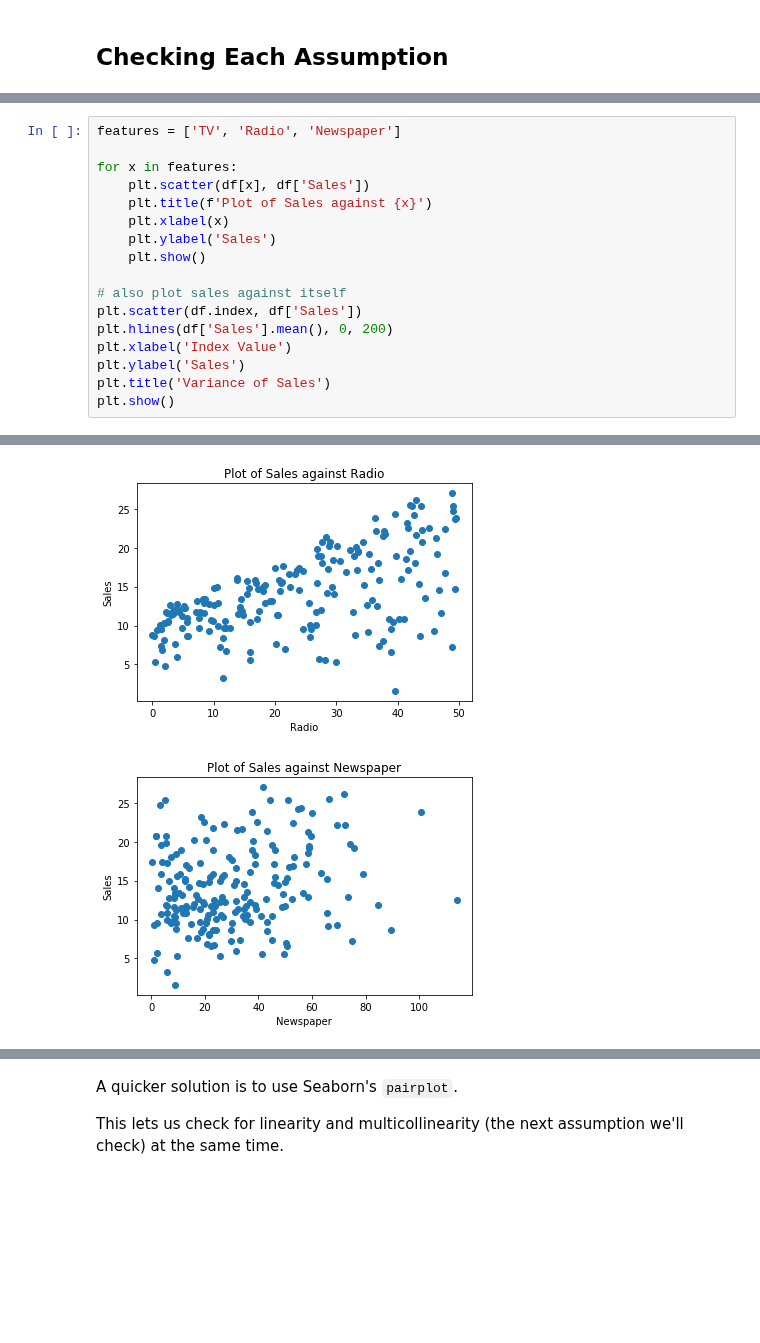
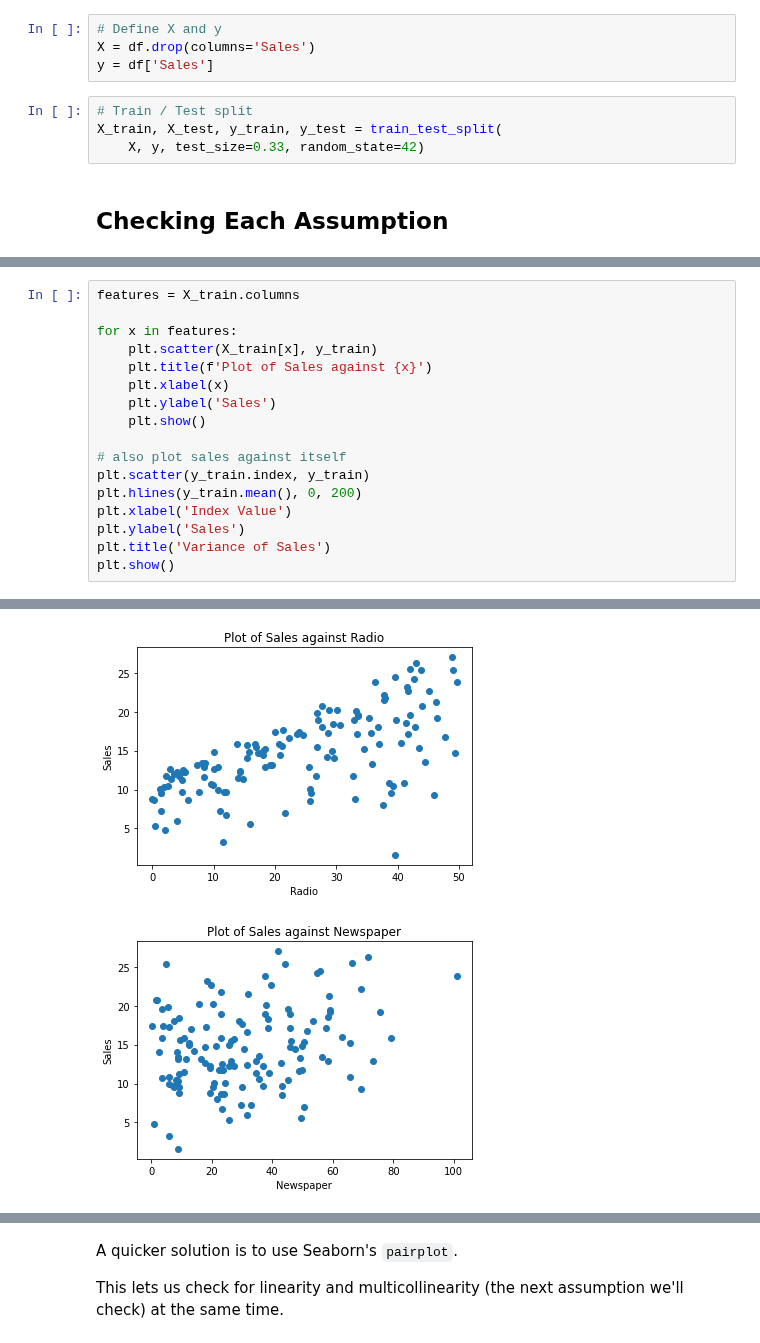
Before and after one commit to lindseyberlin/ds-lesson-hub, a Jupyter notebook: Phase2/LinearRegression-ModelAssumptions/ModelAssumptions.ipynb, the cells around one changed output, grey strips where cells are left out. Cells and saved outputs as stored; diff of their text form; blank space fills up the shorter version.

```diff
--- a/Phase2/LinearRegression-ModelAssumptions/ModelAssumptions.ipynb
+++ b/Phase2/LinearRegression-ModelAssumptions/ModelAssumptions.ipynb
@@ -30,6 +30,14 @@ df.head()
 | 3 | 17.2 | 45.9 | 69.3 | 9.3 |
 | 4 | 151.5 | 41.3 | 58.5 | 18.5 |
 | 5 | 180.8 | 10.8 | 58.4 | 12.9 |
+# %%
+# Define X and y
+X = df.drop(columns='Sales')
+y = df['Sales']
+# %%
+# Train / Test split
+X_train, X_test, y_train, y_test = train_test_split(
+    X, y, test_size=0.33, random_state=42)
 # %% [markdown]
 ## Checking Each Assumption
 # %% [markdown]
@@ -43,16 +53,16 @@ This assumption can be checked by using scatterplots - plotting the dependent va
 # %%
-features = ['TV', 'Radio', 'Newspaper']
+features = X_train.columns
 
 for x in features:
-    plt.scatter(df[x], df['Sales'])
+    plt.scatter(X_train[x], y_train)
     plt.title(f'Plot of Sales against {x}')
     plt.xlabel(x)
     plt.ylabel('Sales')
     plt.show()
 
 # also plot sales against itself
-plt.scatter(df.index, df['Sales'])
-plt.hlines(df['Sales'].mean(), 0, 200)
+plt.scatter(y_train.index, y_train)
+plt.hlines(y_train.mean(), 0, 200)
 plt.xlabel('Index Value')
 plt.ylabel('Sales')
 plt.title('Variance of Sales')
@@ -62,2 +72,2 @@ plt.show()
-[figure, old version]
+[figure, new version]
-[figure, old version]
+[figure, new version]
```
Also changed, not shown: parts of 26 cells of this notebook.
